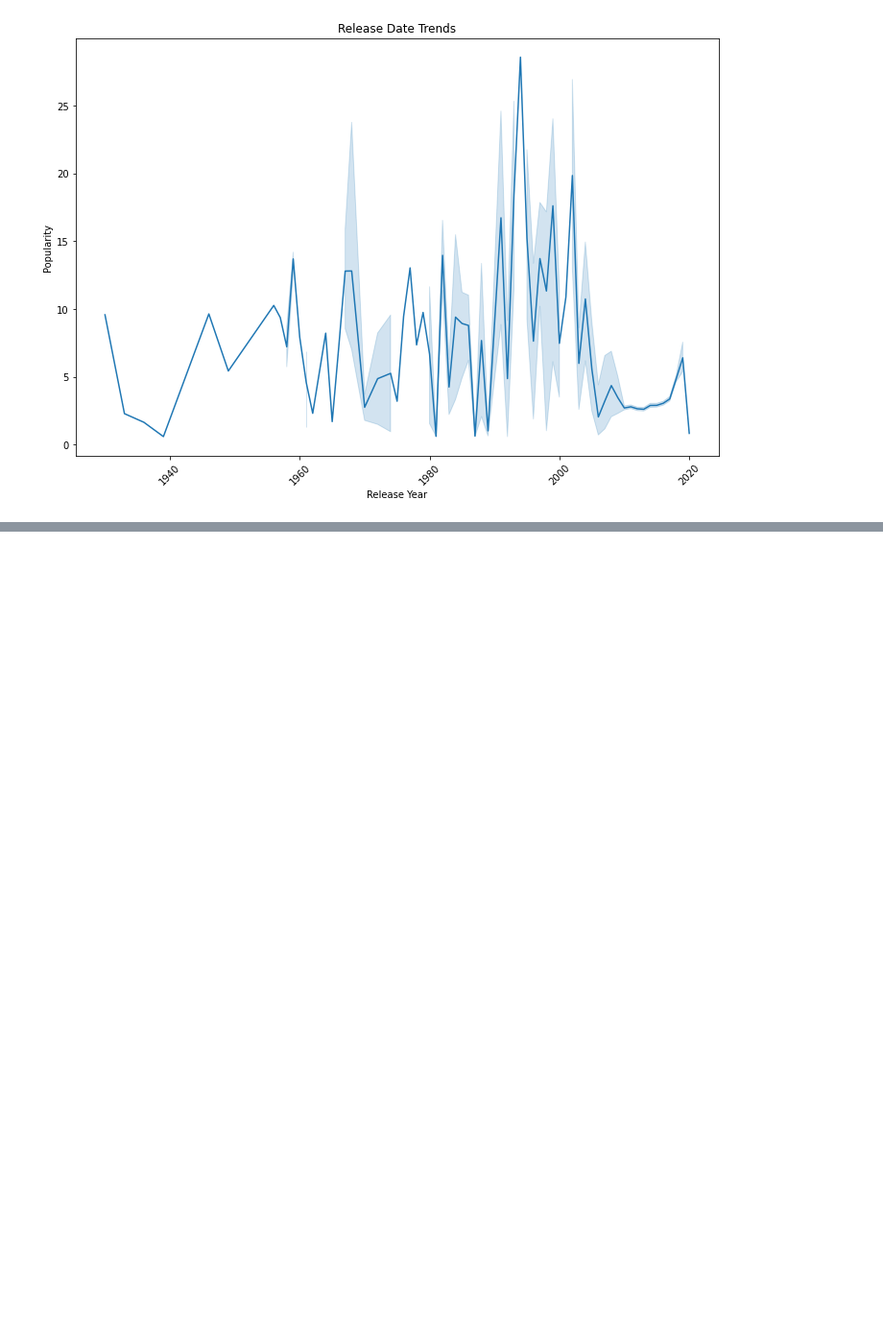
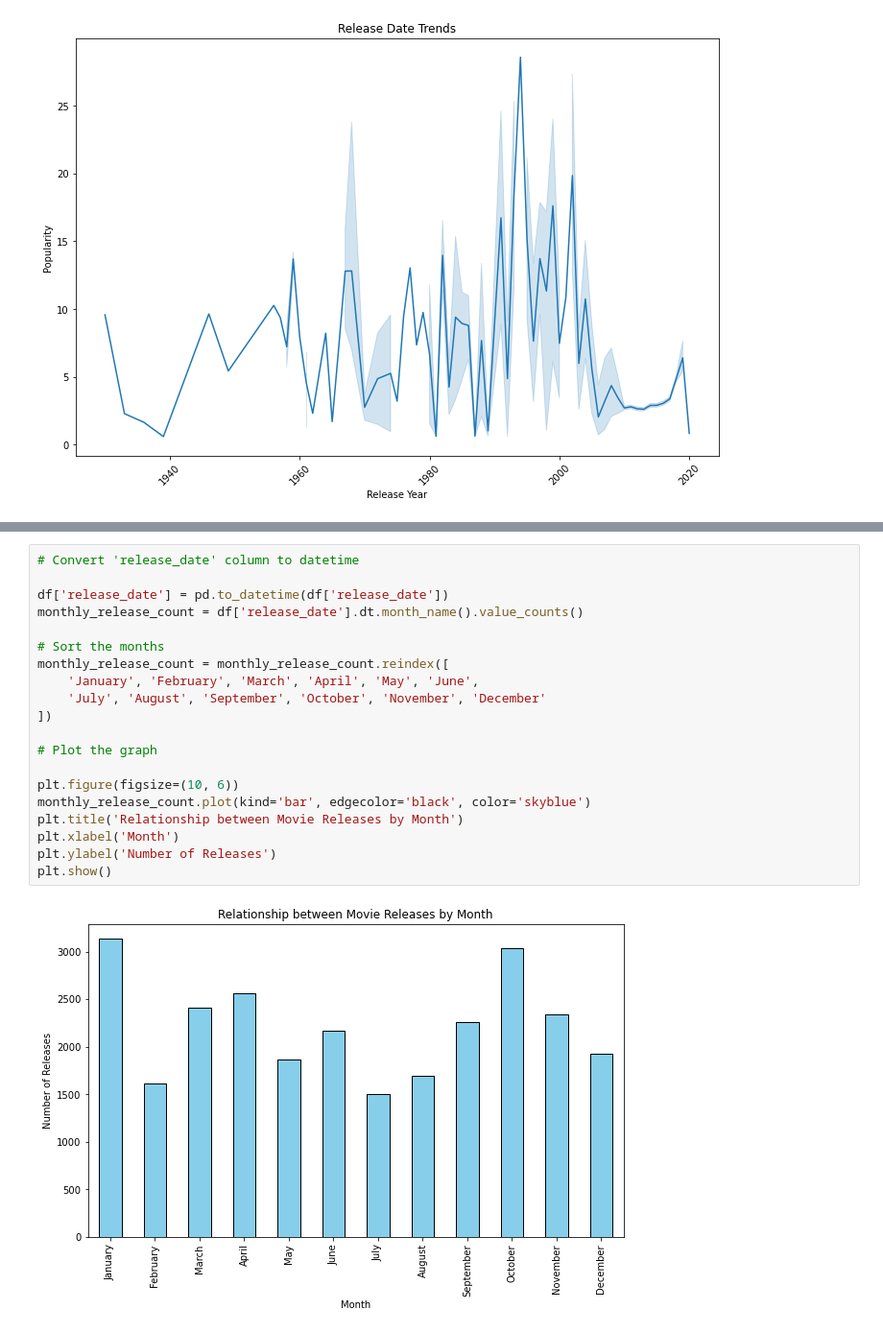
Before and after one commit to Harry-Atulah/dsc-phase-1-project-v2-4, a Jupyter notebook: student.ipynb, the cells around one changed output, grey strips where cells are left out. Shown: that part at 96% size. Drawn from its saved outputs; the diff is of its cells as text; blank space fills up the shorter version.

Commit message:
data visualization for tn.movie_budgets dataset

```diff
--- a/student.ipynb
+++ b/student.ipynb
@@ -316,0 +341,22 @@ plt.show()
+# %%
+# Convert 'release_date' column to datetime
+
+df['release_date'] = pd.to_datetime(df['release_date'])
+monthly_release_count = df['release_date'].dt.month_name().value_counts()
+
+# Sort the months
+monthly_release_count = monthly_release_count.reindex([
+    'January', 'February', 'March', 'April', 'May', 'June',
+    'July', 'August', 'September', 'October', 'November', 'December'
+])
+
+# Plot the graph
+
+plt.figure(figsize=(10, 6))
+monthly_release_count.plot(kind='bar', edgecolor='black', color='skyblue')
+plt.title('Relationship between Movie Releases by Month')
+plt.xlabel('Month')
+plt.ylabel('Number of Releases')
+plt.show()
+# %% [output]
+[figure, added]
```
Also changed, not shown: parts of 17 cells of this notebook.
